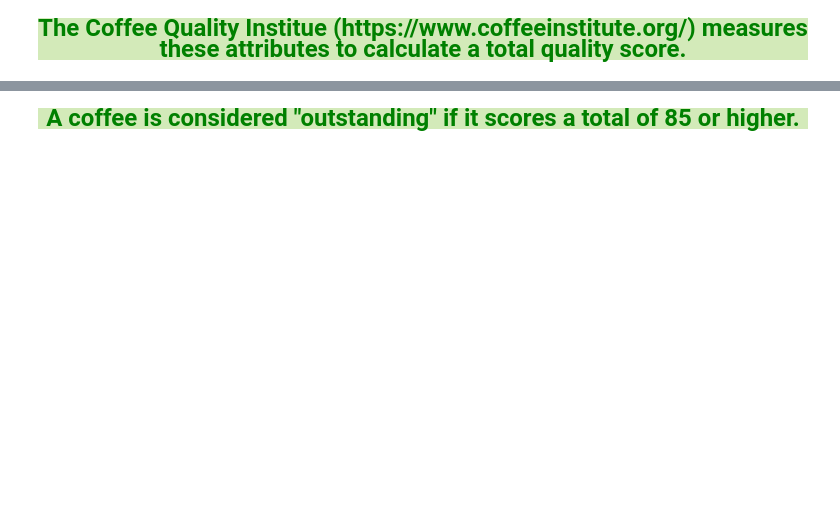
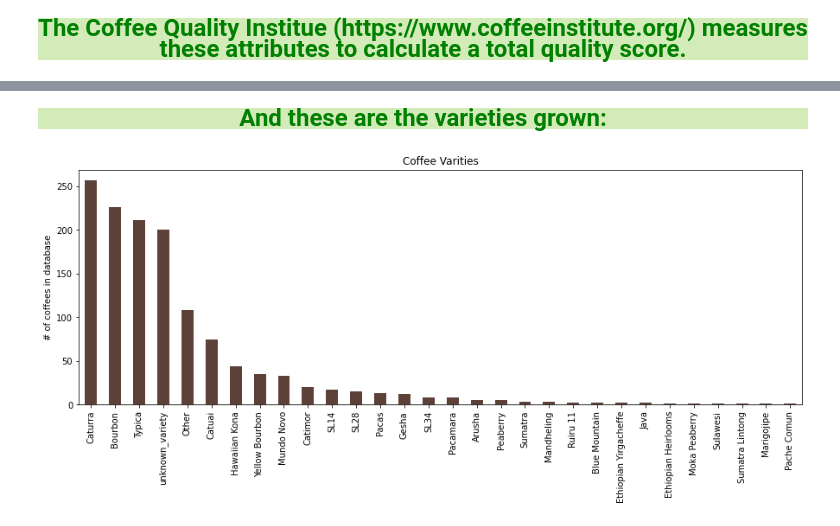
Before and after one commit to RaMcDaniel/CoffeePredictor, a Jupyter notebook: Coffee_Selector.ipynb, the cells around one changed output, grey strips where cells are left out. Cells and saved outputs as stored; diff of their text form; code cells hidden in the pictures; blank space fills up the shorter version.

```diff
--- a/Coffee_Selector.ipynb
+++ b/Coffee_Selector.ipynb
@@ -60,2 +66,9 @@ df.Region.value_counts().head(40).plot(kind="bar", color = '#5D4037');
-# %% [markdown]
-<p style="text-align: center; font-weight: bold; font-size:x-large; color:green; background-color:#D3EAB9;">A coffee is considered "outstanding" if it scores a total of 85 or higher.</p>
+# %% [markdown]
+<p style="text-align: center; font-weight: bold; font-size:x-large; color:green; background-color:#D3EAB9;">And these are the varieties grown:</p>
+# %%
+fig, ax = plt.subplots()
+fig.set_size_inches(15, 5)
+df.Variety.value_counts().head(40).plot(kind="bar", color = '#5D4037', title = 'Coffee Varities',
+                                        ylabel = '# of coffees in database');
+# %% [output]
+[figure, added]
```
Also changed, not shown: parts of 18 cells of this notebook, 3 other files.
